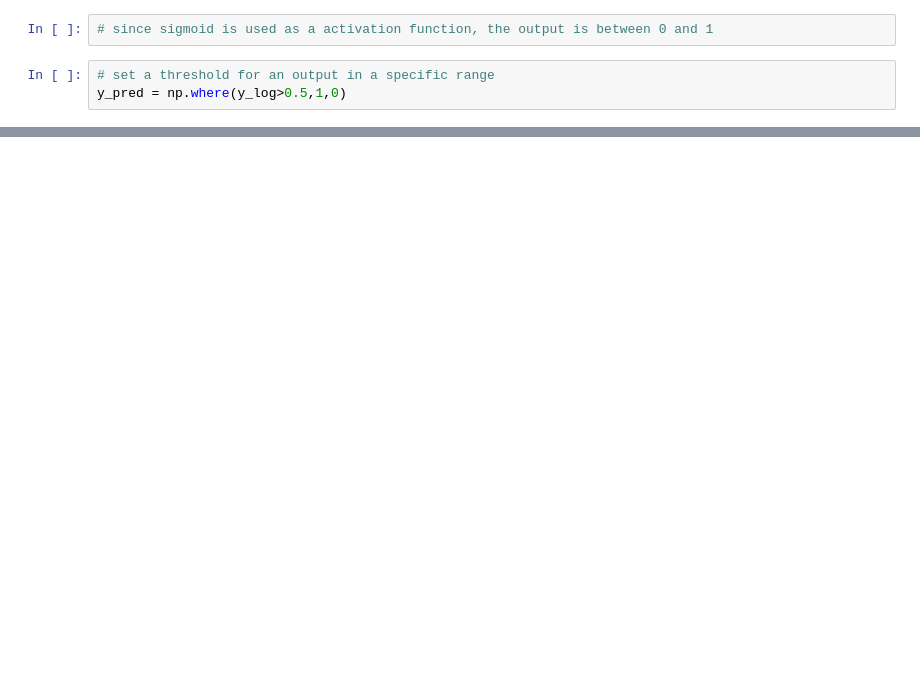
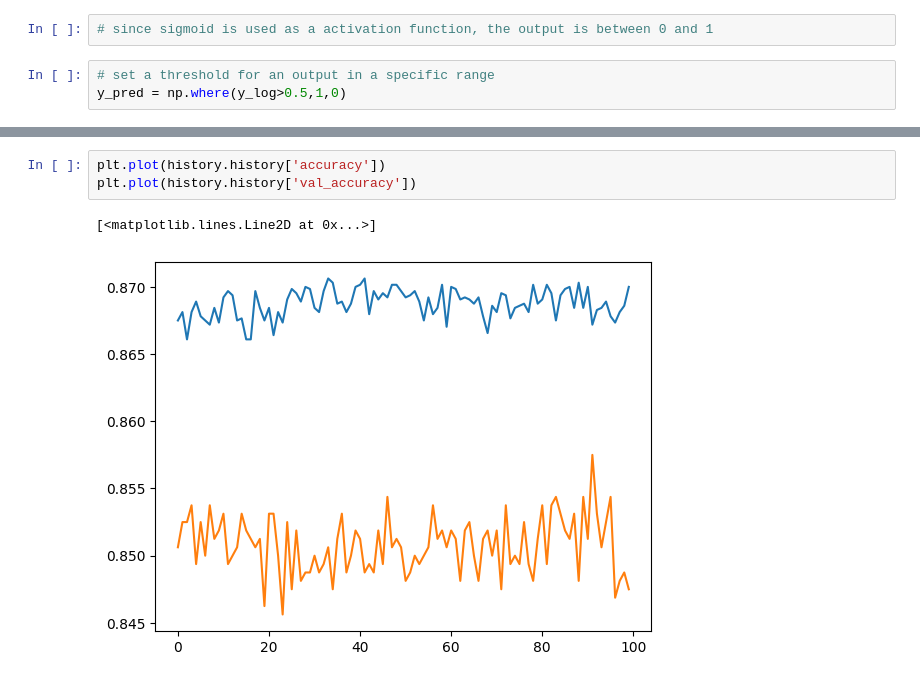
Before and after one commit to dilliram-code/customer-churn-prediction-ann, a Jupyter notebook: data_preprocessing/churn_prediction.ipynb, the cells around one changed output, grey strips where cells are left out. Drawn from its saved outputs; the diff is of its cells as text; blank space fills up the shorter version.

Commit message:
explore accuracy fluctuation usig keras of ANN

```diff
--- a/data_preprocessing/churn_prediction.ipynb
+++ b/data_preprocessing/churn_prediction.ipynb
@@ -250,0 +296,6 @@ accuracy_score(y_test, y_pred)
+# %%
+plt.plot(history.history['accuracy'])
+plt.plot(history.history['val_accuracy'])
+# %% [output]
+[<matplotlib.lines.Line2D at 0x...>]
+[figure, added]
```
Also changed, not shown: parts of 7 cells of this notebook.
